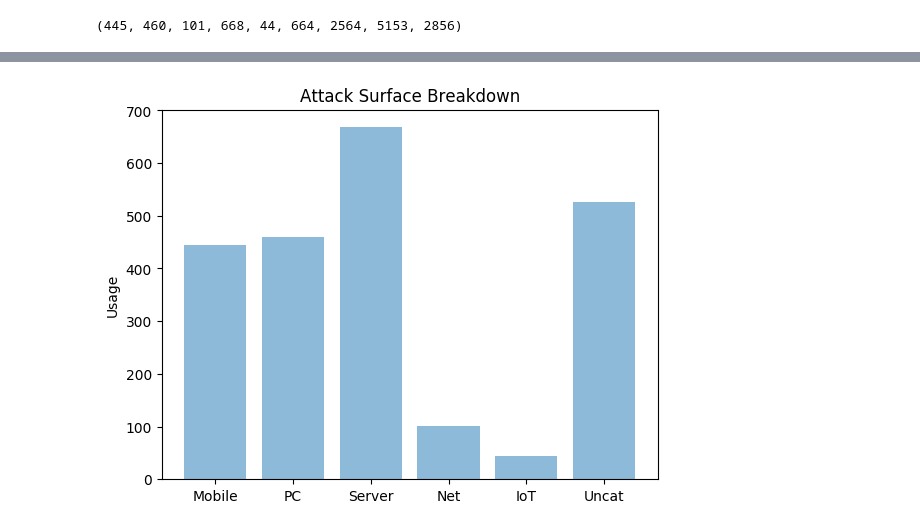
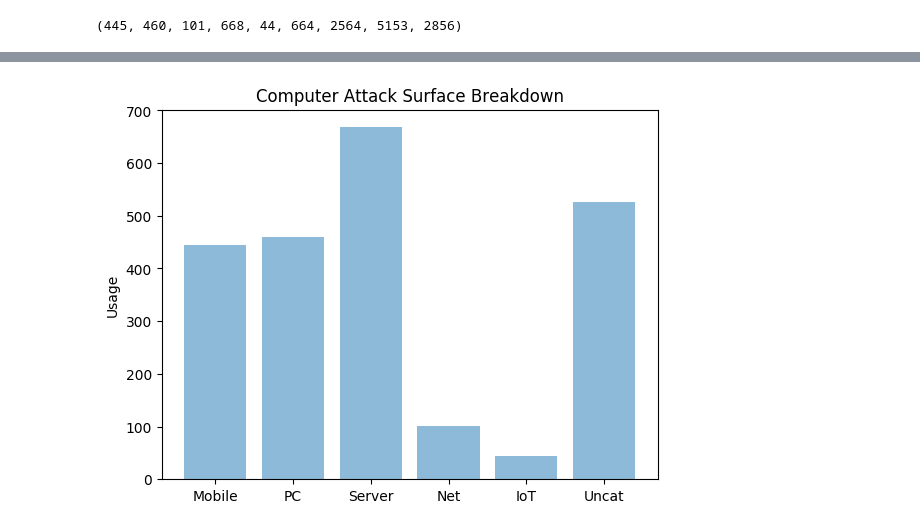
Before and after one commit to ceftb/data, a Jupyter notebook: nvd/nvd-numbers.ipynb, the cells around one changed output, grey strips where cells are left out. Saved outputs shown, nothing was run; the diff lists cells and outputs as text; code cells hidden in the pictures.

```diff
--- a/nvd/nvd-numbers.ipynb
+++ b/nvd/nvd-numbers.ipynb
@@ -174,7 +174,7 @@ iot_indicators = [
     {Type: 'o', Product: 'openelec'},
     {Type: 'o', Product: 'ruggedcom_rox_i'},
     {Type: 'o', Product: 'tos'},
-    {Type: 'o', Product: 'ecos'}
+    {Type: 'o', Product: 'ecos'},
     {Type: 'o', Product: 'mongoose_os'},
     {Type: 'a', TargetSw: 'apple_tv'},
     {Type: 'a', TargetSw: 'watchos'},
@@ -182,7 +182,7 @@ iot_indicators = [
     {Type: 'a', TargetSw: 'openelec'},
     {Type: 'a', TargetSw: 'ruggedcom_rox_i'},
     {Type: 'a', TargetSw: 'tos'},
-    {Type: 'a', TargetSw: 'mongoose_os'}
+    {Type: 'a', TargetSw: 'mongoose_os'},
     {Type: 'a', TargetSw: 'ecos'}
 ]
 
@@ -306,17 +306,17 @@ uncat
 # %%
 import matplotlib.pyplot as plt; plt.rcdefaults()
 import numpy as np
 import matplotlib.pyplot as plt
 
 objects = ('Mobile', 'PC', 'Server', 'Net', 'IoT', 'Uncat')
 y_pos = np.arange(len(objects))
 numbers = [len(mobile), len(pc), len(server), len(net), len(iot), len(uncat)]
 
 plt.bar(y_pos, numbers, align='center', alpha=0.5)
 plt.xticks(y_pos, objects)
 plt.ylabel('Usage')
-plt.title('Attack Surface Breakdown')
+plt.title('Computer Attack Surface Breakdown')
 
 plt.show()
 # %% [output]
-[figure, old version]
+[figure, new version]
```
